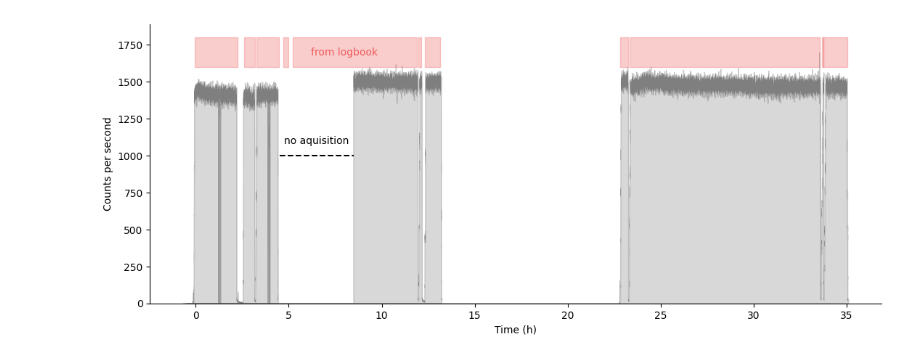
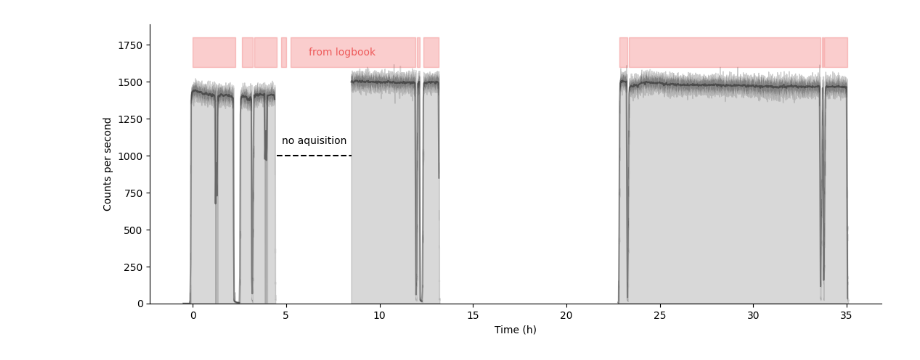
Before and after one commit to veliki-filozof/BABY-1L-run-2-test, a Jupyter notebook: analysis/neutron/detection/main.ipynb, the cells around one changed output. Cells and saved outputs as stored; diff of their text form; code cells hidden in the pictures.

Commit message:
moved file to data folder + better plot

```diff
--- a/analysis/neutron/detection/main.ipynb
+++ b/analysis/neutron/detection/main.ipynb
@@ -72,0 +95,26 @@ for generator in general_data["generators"]:
+# %%
+fig, axs = plt.subplots(3, 1, sharex=True, sharey=True, figsize=(10, 10))
+
+nb_bins = 700
+
+data_parts = [
+    (data_day_1_part_1, "Day 1 Part 1", axs[0]),
+    (data_proc_day_1_part2, "Day 1 Part 2", axs[1]),
+    (data_proc_day_2, "Day 2", axs[2]),
+]
+
+for data, title, ax in data_parts:
+    bins = np.linspace(data.energy_values.min(), data.energy_values.max(), num=nb_bins)
+    counts, energy_bins = np.histogram(data.energy_values, bins=bins)
+    ax.step(energy_bins[:-1], counts, where="mid", label=title)
+    ax.set_title(title)
+    ax.set_ylabel("Counts")
+
+axs[2].set_xlabel("Energy channel")
+
+plt.yscale("log")
+
+# add more horizontal space between subplots
+plt.subplots_adjust(hspace=0.5)
+
+plt.show()
@@ -73,6 +123,4 @@ for generator in general_data["generators"]:
 # %%
-# -------- plot data ----------------
-
 s_to_h = 1 / 3600
 
 plt.figure(figsize=(13, 5))
@@ -80,48 +128,46 @@ plt.figure(figsize=(13, 5))
 for i, data_proc in enumerate(
     [data_day_1_part_1, data_proc_day_1_part2, data_proc_day_2]
 ):
+
     rates, bins = data_proc.get_count_rate(bin_time=2)
 
-    # 30-35 minutes lag due to the time it takes to save one file in COMPASS.
-    if i == 2:
-        # for day 2, lag is longer because more counts were recorded in each file
-        lag = 40 * 60
-    else:
-        lag = 30 * 60
-    bins = bins - lag
+    plt.plot(bins[:-1] * s_to_h, rates, color="tab:grey", linewidth=0.051)
+    plt.fill_between(bins[:-1] * s_to_h, rates, alpha=0.3, color="tab:grey")
 
-    plt.plot(bins[:-1] * s_to_h, rates, color="tab:grey", linewidth=0.1)
-    plt.fill_between(bins[:-1] * s_to_h, rates, alpha=0.3, color="tab:grey")
+    rates, bins = data_proc.get_count_rate(bin_time=100)
+    plt.plot(bins[:-1] * s_to_h, rates, color="black", alpha=0.4)
+
 
 # plot irradiations from logbook
 for i, irr in enumerate(irradiations):
     plt.fill_betweenx(
         [1600, 1800],
         irr[0] * s_to_h,
         irr[1] * s_to_h,
         color="#EF5B5B",
         alpha=0.3,
     )
 plt.annotate(
     "from logbook",
     (7, 1600),
     xytext=(8, 1700),
     ha="center",
     va="center",
     color="#EF5B5B",
 )
 
 # line for no aquisition period
 plt.hlines(y=1000, xmin=4.5, xmax=8.5, linestyles="dashed", color="black")
 plt.annotate("no aquisition", (6.5, 1000), xytext=(6.5, 1100), ha="center", va="center")
 
 plt.gca().spines["top"].set_visible(False)
 plt.gca().spines["right"].set_visible(False)
 
 plt.ylabel("Counts per second")
 plt.xlabel("Time (h)")
 plt.ylim(bottom=0)
 
 plt.savefig("out.png")
+plt.show()
 # %% [output]
-[figure, old version]
+[figure, new version]
```
Also changed, not shown: parts of 8 cells of this notebook.
